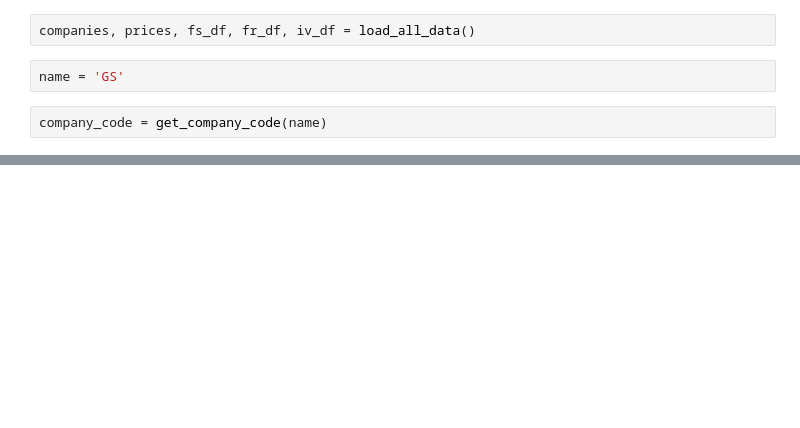
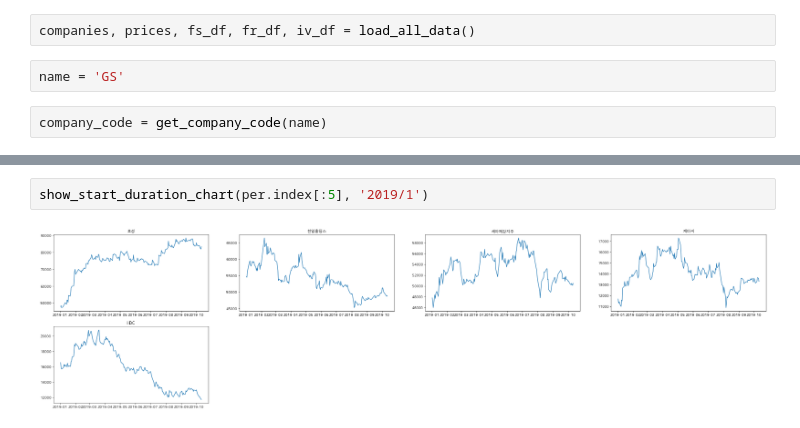
Before and after one commit to neosuperprogrammer/Quant, a Jupyter notebook: neo_strategy_test1.ipynb, the cells around one changed output, grey strips where cells are left out. Cells and saved outputs as stored; diff of their text form; blank space fills up the shorter version.

```diff
--- a/neo_strategy_test1.ipynb
+++ b/neo_strategy_test1.ipynb
@@ -1035,0 +1107,4 @@ per = per.loc[temp_index]
+# %%
+show_start_duration_chart(per.index[:5], '2019/1')
+# %% [output]
+[figure, added]
```
Also changed, not shown: parts of 11 cells of this notebook, 2 other files.
